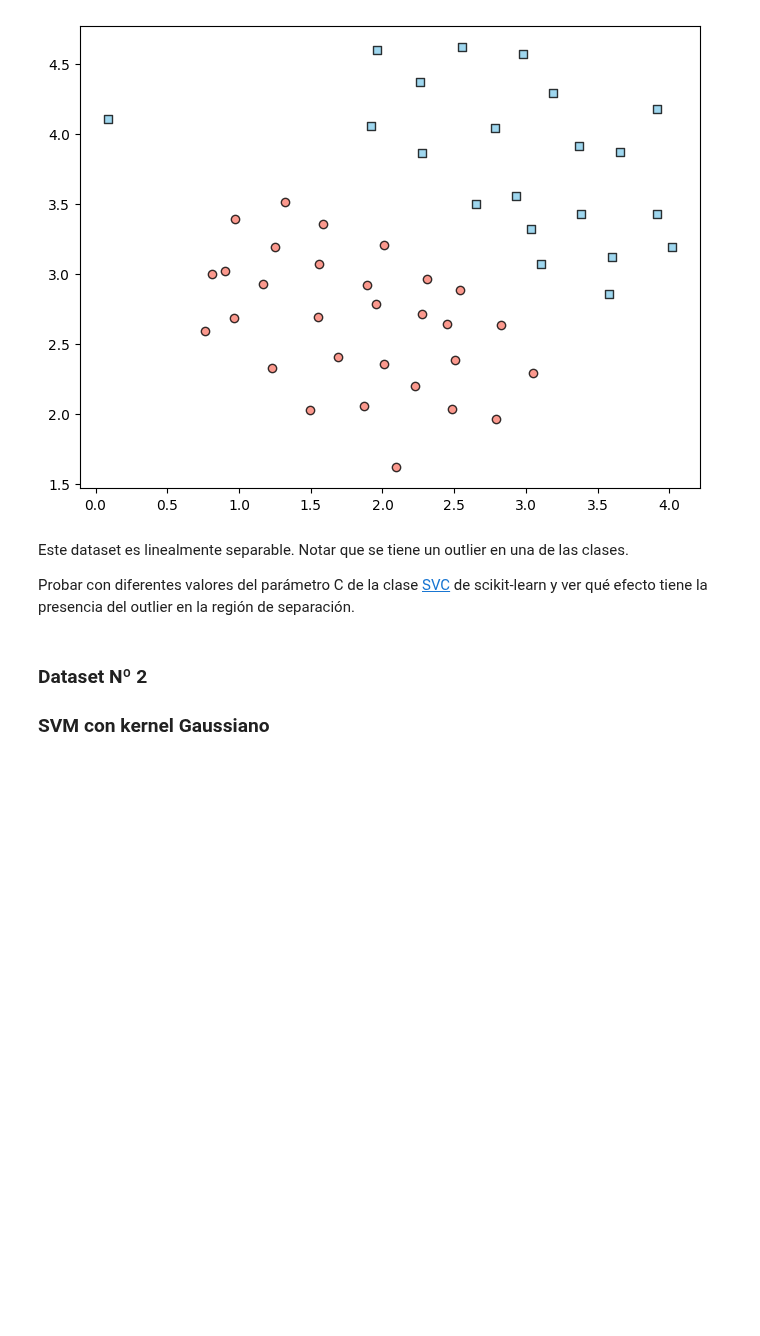
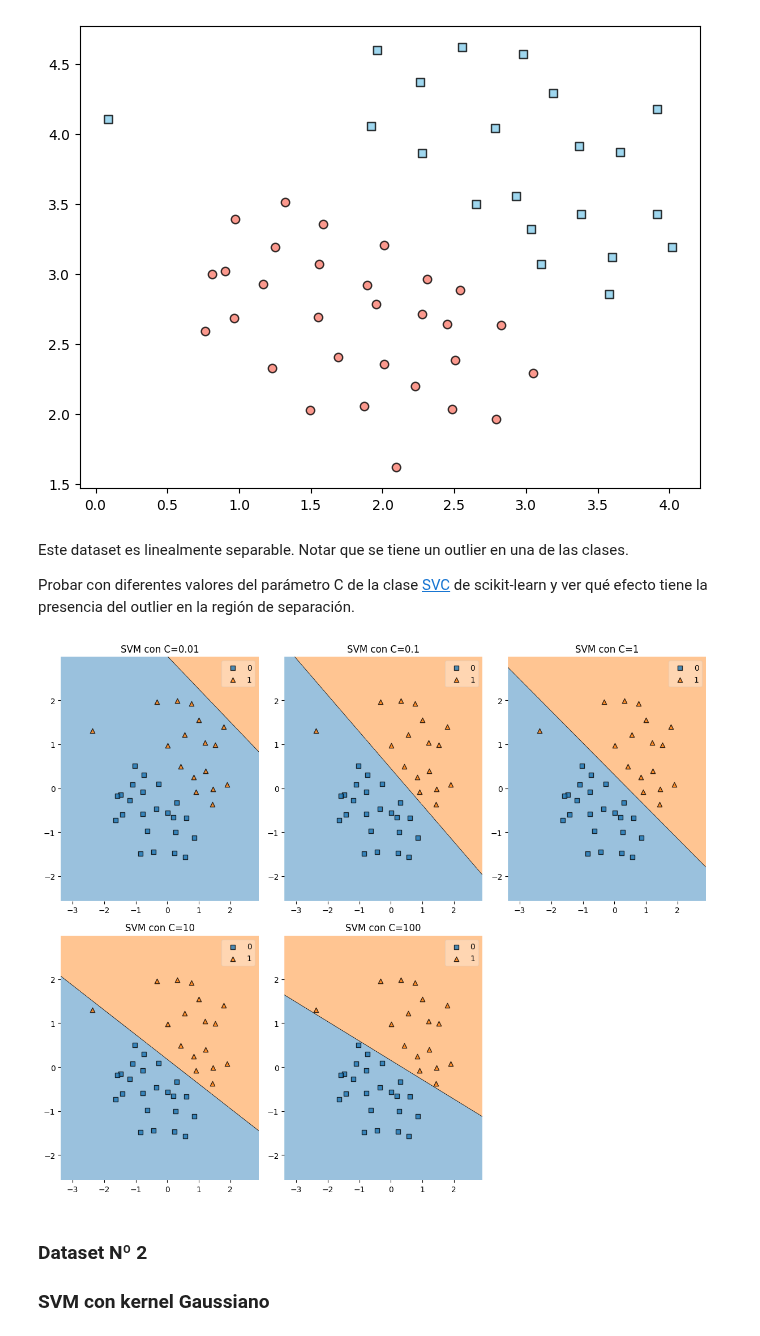
Before and after one commit to axelescalante0/Aprendizaje-Maquinal, a Jupyter notebook: main/SVM.ipynb, the cells around one changed output. Cells and saved outputs as stored; diff of their text form; code cells hidden in the pictures; blank space fills up the shorter version.

```diff
--- a/main/SVM.ipynb
+++ b/main/SVM.ipynb
@@ -56,11 +56,38 @@ plt.show()
 Este dataset es linealmente separable. Notar que se tiene un outlier en una de las clases.
 
 Probar con diferentes valores del parámetro C de la clase [SVC](https://scikit-learn.org/stable/modules/generated/sklearn.svm.SVC.html#sklearn.svm.SVC) de scikit-learn y ver qué efecto tiene la presencia del outlier en la región de separación.
+# %%
+#Separamos los Datos
+from sklearn.model_selection import train_test_split
+
+x_train, x_test, y_train, y_test = train_test_split(X, y, test_size=0.2, random_state=42)
 # %%
 # Escalamos los datos
+from sklearn.preprocessing import StandardScaler
+sc= StandardScaler()
+sc.fit(X)
+x_train_std= sc.transform(x_train)
+x_test_std= sc.transform(x_test)
 # %%
 #Entrenamos diferentes SVM y visualizamos el resultado con plot_decision_regions
 from sklearn.svm import SVC
+
+#valores de C
+C_values = [0.01, 0.1, 1, 10, 100]
+plt.figure(figsize=(12, 10))
+
+for i, C in enumerate(C_values, 1):
+    svm_model = SVC(kernel='linear', C=C)
+    svm_model.fit(x_train_std, y_train)
+
+    plt.subplot(2, 3, i)
+    plot_decision_regions(x_train_std, y_train,svm_model) #Visualisamos los datos
+    plt.title(f'SVM con C={C}')
+
+plt.tight_layout()
+plt.show()
+# %% [output]
+[figure, added]
 # %% [markdown]
 ### Dataset Nº 2
 ### SVM con kernel Gaussiano
```
